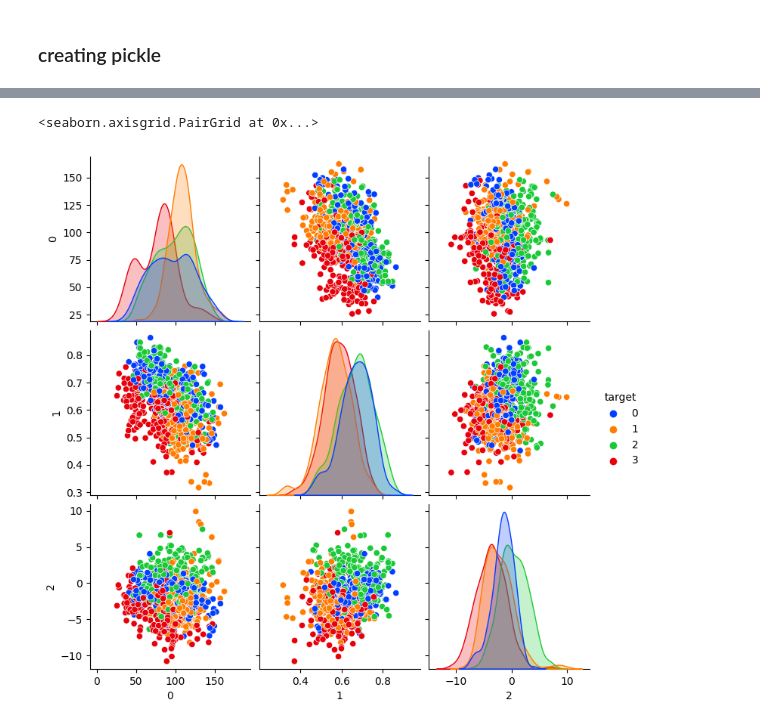
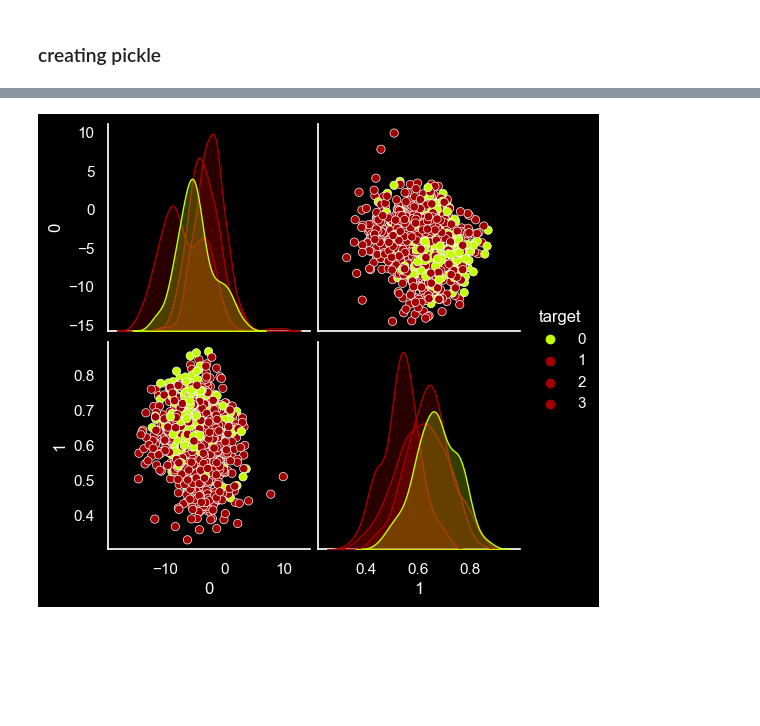
Before and after one commit to omaranwar21/Voice-Fingerprint-Recogintion, a Jupyter notebook: processing/processing.ipynb, the cells around one changed output, grey strips where cells are left out. Drawn from its saved outputs; the diff is of its cells as text; code cells hidden in the pictures; blank space fills up the shorter version.

Commit message:
processing visualization

```diff
--- a/processing/processing.ipynb
+++ b/processing/processing.ipynb
@@ -224,19 +220,35 @@ ValueError: class_weight must be dict, 'balanced', or None, got: 'auto'
 # %%
+import seaborn as sns
+import matplotlib.pyplot as plt
+
+# sns.set(rc={'axes.facecolor':'cornflowerblue', 'figure.facecolor':'cornflowerblue'})
+# fig, ax = plt.subplots()
 
 xtrainNew = []
+# test = np.linspace(0, 65, 65)
 for i in xTrain:
-    xtrainNew.append([i[1],  i[23]])
+    # for x in range (2):
+    # xtrainNew.append([i[1],  i[23]])
+    xtrainNew.append([i[20],  i[54]])
+    # xtrainNew.append(i[64])
     # xtrainNew.append([i[1], i[55], i[23]])
 xtrainNew = np.array(xtrainNew)
-import seaborn as sns
+import matplotlib as plt
 model_data = pd.DataFrame(xtrainNew)
 model_data["target"] = yTrain
-sns.pairplot(model_data, hue="target",palette="bright")
+# color = sns.color_palette("Spectral", as_cmap=True)
+# sns.set_theme(style="dark")
+# sns.set_style("dark", {"axes.facecolor": "1"})
+sns.set(rc={'axes.facecolor':'black', 'figure.facecolor':'black', 'grid.linewidth' : 0, 'text.color': 'white', 'axes.labelcolor': '1', 'ytick.color': 'white', 'xtick.color': 'white'})
+facet = sns.pairplot(model_data, hue="target", palette=["#c3ff00","#a20000","#a20000","#a20000"])
+# sns.figure(facecolor='yellow')
+# g.plot_marginals(sns.histplot, color="#03051A", alpha=1, bins=25)
 
 # most clear 1 23 33
 # less 34 35 37 63
 #1 56 23 (23 with 56 seems good)
 # 1 55 23 (23 with 55 seems good)
+
+# 20 54
 # %% [output]
-<seaborn.axisgrid.PairGrid at 0x...>
-[figure, old version]
+[figure, new version]
```
Also changed, not shown: parts of 6 cells of this notebook, 4 other files.
